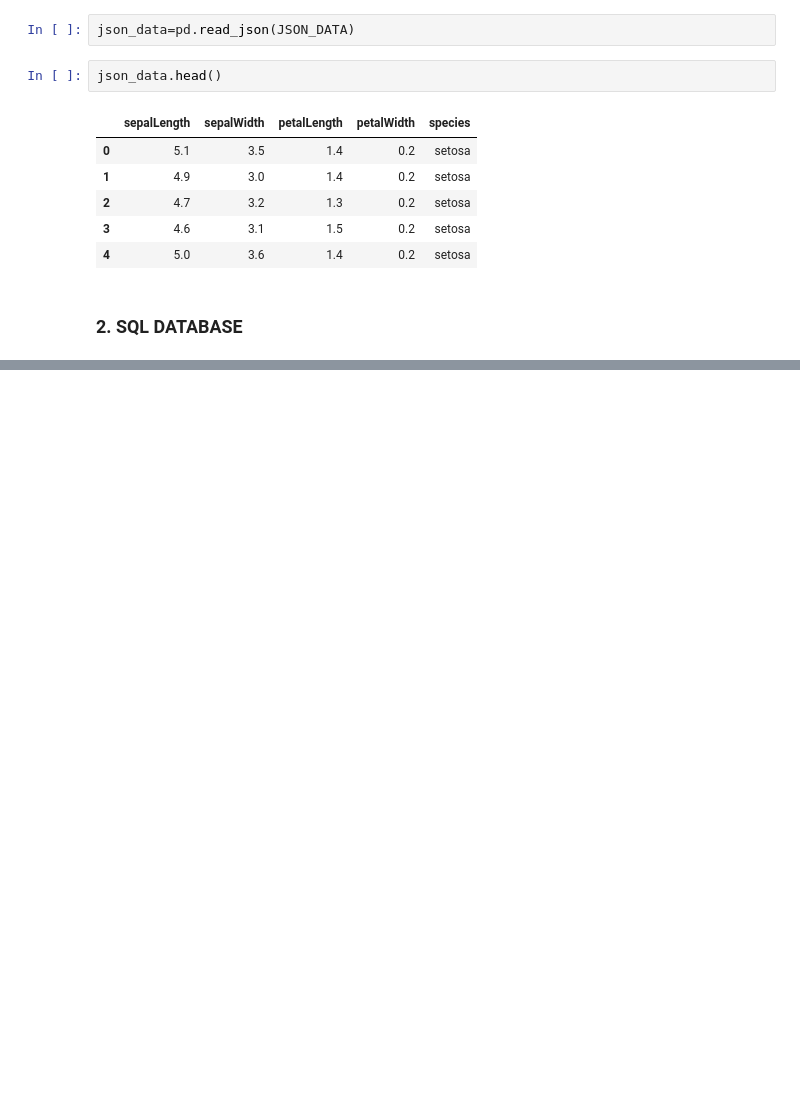
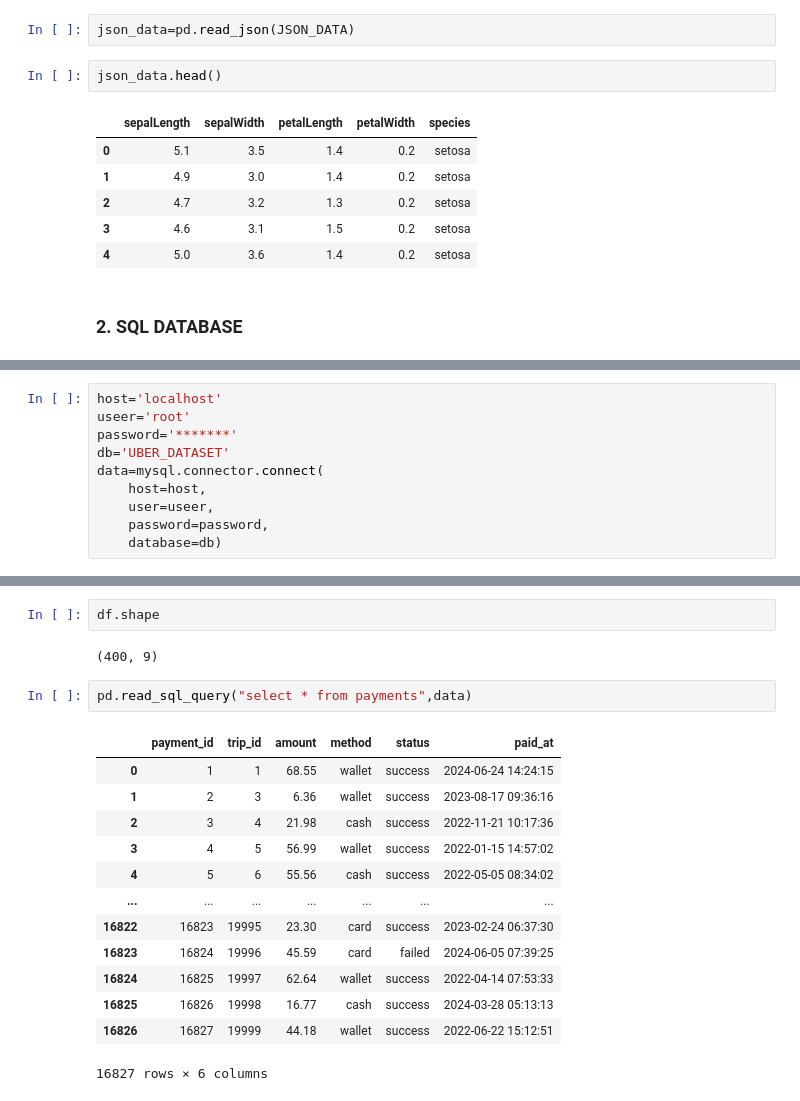
Before and after one commit to ashishsingh200/GEN-AI-COURSES, a Jupyter notebook: 08. Machine Learning/data_gathering_Multiple_Ways.ipynb, the cells around one changed output, grey strips where cells are left out. Drawn from its saved outputs; the diff is of its cells as text; blank space fills up the shorter version.

Commit message:
gathering data using sql

```diff
--- a/08. Machine Learning/data_gathering_Multiple_Ways.ipynb
+++ b/08. Machine Learning/data_gathering_Multiple_Ways.ipynb
@@ -157,0 +175,10 @@ json_data.head()
+# %%
+host='localhost'
+useer='root'
+password='*******'
+db='UBER_DATASET'
+data=mysql.connector.connect(
+    host=host,
+    user=useer,
+    password=password,
+    database=db)
@@ -157,0 +200,20 @@ json_data.head()
+# %%
+df.shape
+# %% [output]
+(400, 9)
+# %%
+pd.read_sql_query("select * from payments",data)
+# %% [output]
+|  | payment_id | trip_id | amount | method | status | paid_at |
+| 0 | 1 | 1 | 68.55 | wallet | success | 2024-06-24 14:24:15 |
+| 1 | 2 | 3 | 6.36 | wallet | success | 2023-08-17 09:36:16 |
+| 2 | 3 | 4 | 21.98 | cash | success | 2022-11-21 10:17:36 |
+| 3 | 4 | 5 | 56.99 | wallet | success | 2022-01-15 14:57:02 |
+| 4 | 5 | 6 | 55.56 | cash | success | 2022-05-05 08:34:02 |
+| ... | ... | ... | ... | ... | ... | ... |
+| 16822 | 16823 | 19995 | 23.30 | card | success | 2023-02-24 06:37:30 |
+| 16823 | 16824 | 19996 | 45.59 | card | failed | 2024-06-05 07:39:25 |
+| 16824 | 16825 | 19997 | 62.64 | wallet | success | 2022-04-14 07:53:33 |
+| 16825 | 16826 | 19998 | 16.77 | cash | success | 2024-03-28 05:13:13 |
+| 16826 | 16827 | 19999 | 44.18 | wallet | success | 2022-06-22 15:12:51 |
+16827 rows × 6 columns
```
Also changed, not shown: parts of 9 cells of this notebook, 2 other files.
